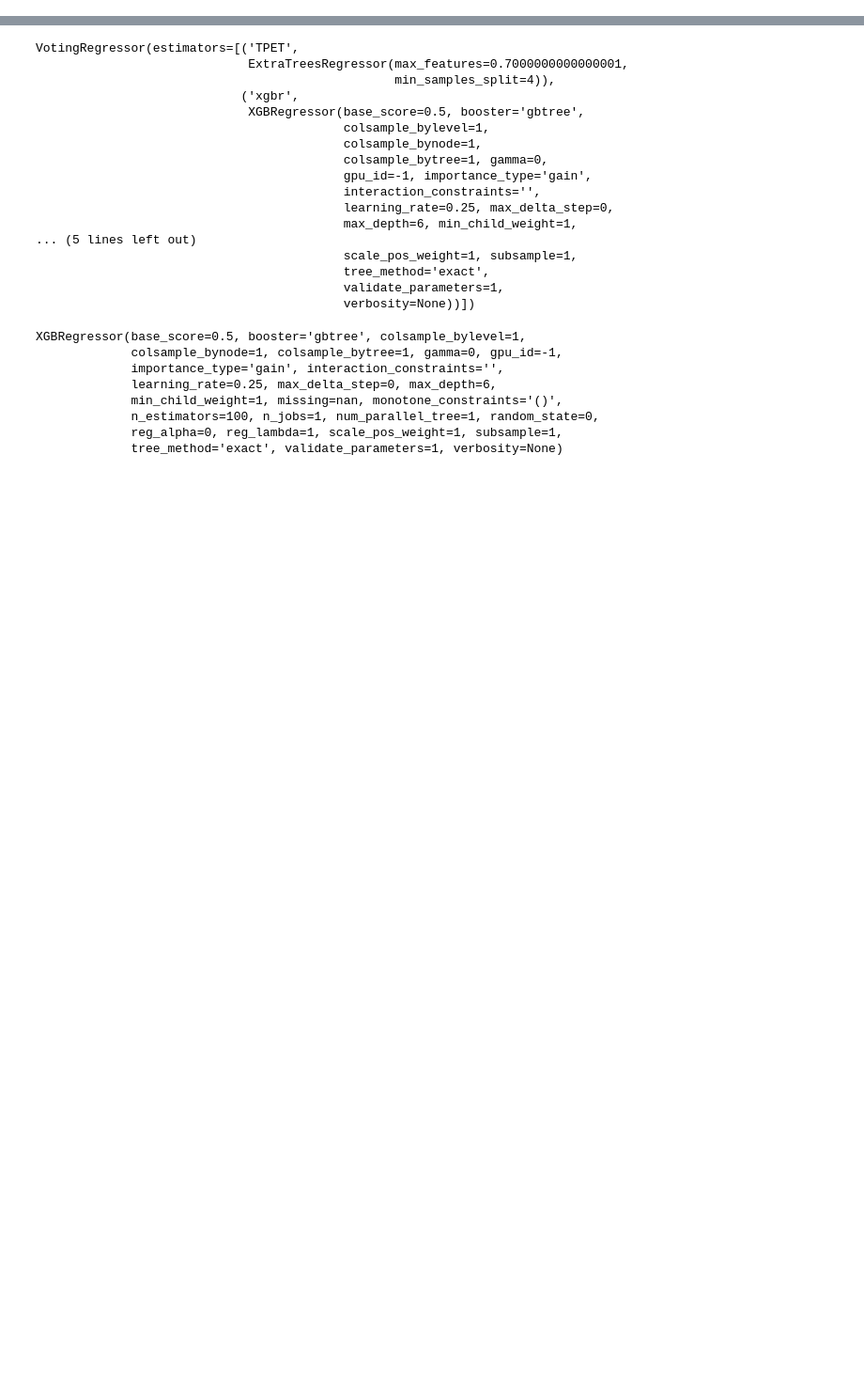
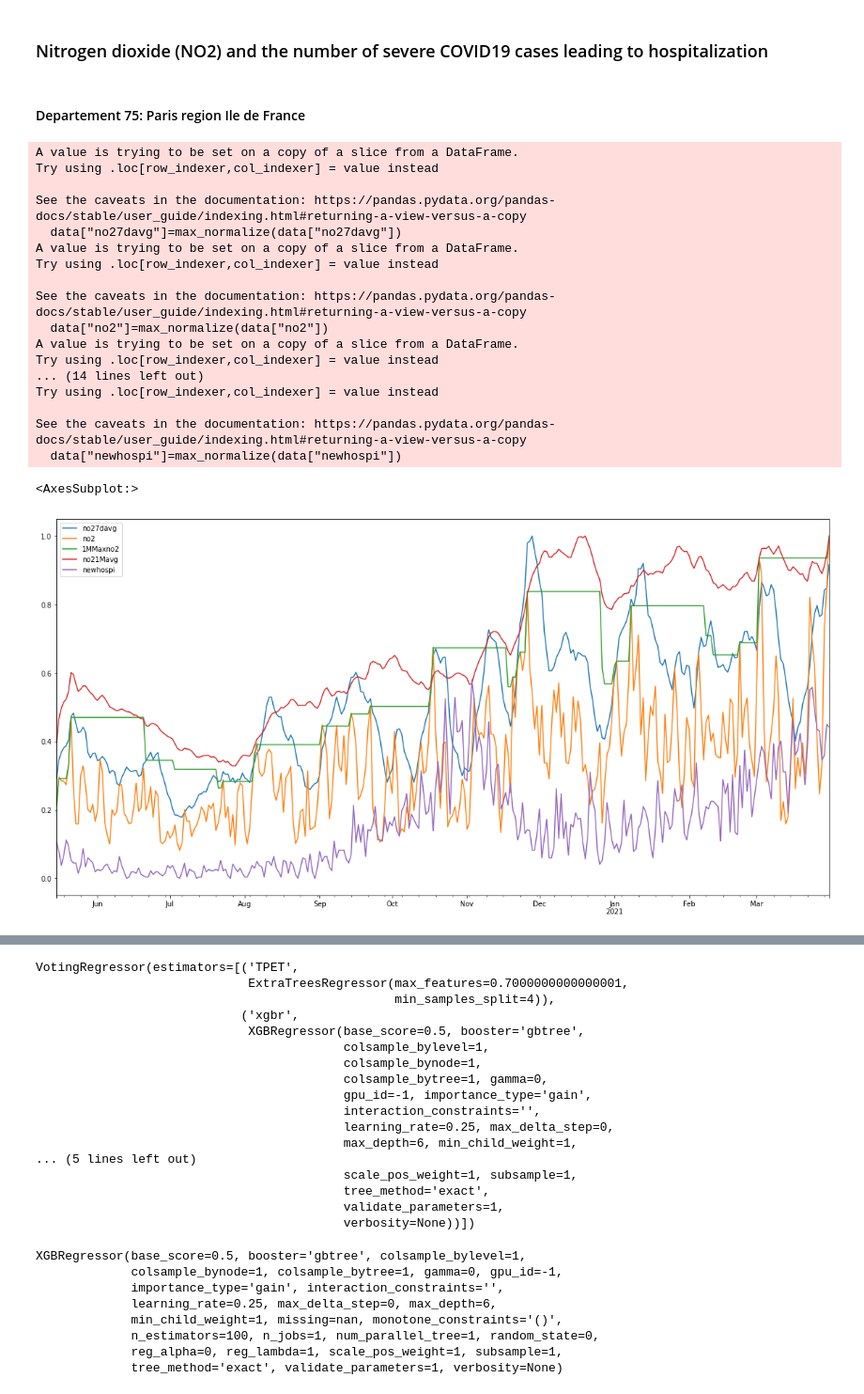
Before and after one commit to limiteinductive/covsco, a Jupyter notebook: notebooks/LG_JN.ipynb, the cells around one changed output, grey strips where cells are left out. Shown at 94% size. Saved outputs shown, nothing was run; the diff lists cells and outputs as text; code cells hidden in the pictures; blank space fills up the shorter version.

```diff
--- a/notebooks/LG_JN.ipynb
+++ b/notebooks/LG_JN.ipynb
@@ -243,0 +190,36 @@ print("\n")
+# %% [markdown]
+### Nitrogen dioxide (NO2) and the number of severe COVID19 cases leading to hospitalization
+# %% [markdown]
+#### Departement 75: Paris region Ile de France
+# %%
+data = df[["numero","time","no27davg","no2","1MMaxno2",'no21Mavg','newhospi']]
+data["no27davg"]=max_normalize(data["no27davg"])
+data["no2"]=max_normalize(data["no2"])
+data["1MMaxno2"]=max_normalize(data["1MMaxno2"])
+data["no27davg"]=max_normalize(data["no27davg"])
+data["no21Mavg"]=max_normalize(data["no21Mavg"])
+data["newhospi"]=max_normalize(data["newhospi"])
+data = data[data["numero"]==75][["no27davg","no2","1MMaxno2",'no21Mavg','newhospi']]
+idx = pd.date_range(start, periods= 321).tolist()
+data.index = idx
+data.plot.line(figsize = (20,10))
+# %% [output]
+A value is trying to be set on a copy of a slice from a DataFrame.
+Try using .loc[row_indexer,col_indexer] = value instead
+
+See the caveats in the documentation: https://pandas.pydata.org/pandas-docs/stable/user_guide/indexing.html#returning-a-view-versus-a-copy
+  data["no27davg"]=max_normalize(data["no27davg"])
+A value is trying to be set on a copy of a slice from a DataFrame.
+Try using .loc[row_indexer,col_indexer] = value instead
+
+See the caveats in the documentation: https://pandas.pydata.org/pandas-docs/stable/user_guide/indexing.html#returning-a-view-versus-a-copy
+  data["no2"]=max_normalize(data["no2"])
+A value is trying to be set on a copy of a slice from a DataFrame.
+Try using .loc[row_indexer,col_indexer] = value instead
+... (14 lines left out)
+Try using .loc[row_indexer,col_indexer] = value instead
+
+See the caveats in the documentation: https://pandas.pydata.org/pandas-docs/stable/user_guide/indexing.html#returning-a-view-versus-a-copy
+  data["newhospi"]=max_normalize(data["newhospi"])
+<AxesSubplot:>
+[figure, added]
```
Also changed, not shown: parts of 31 cells of this notebook, 5 other files.
